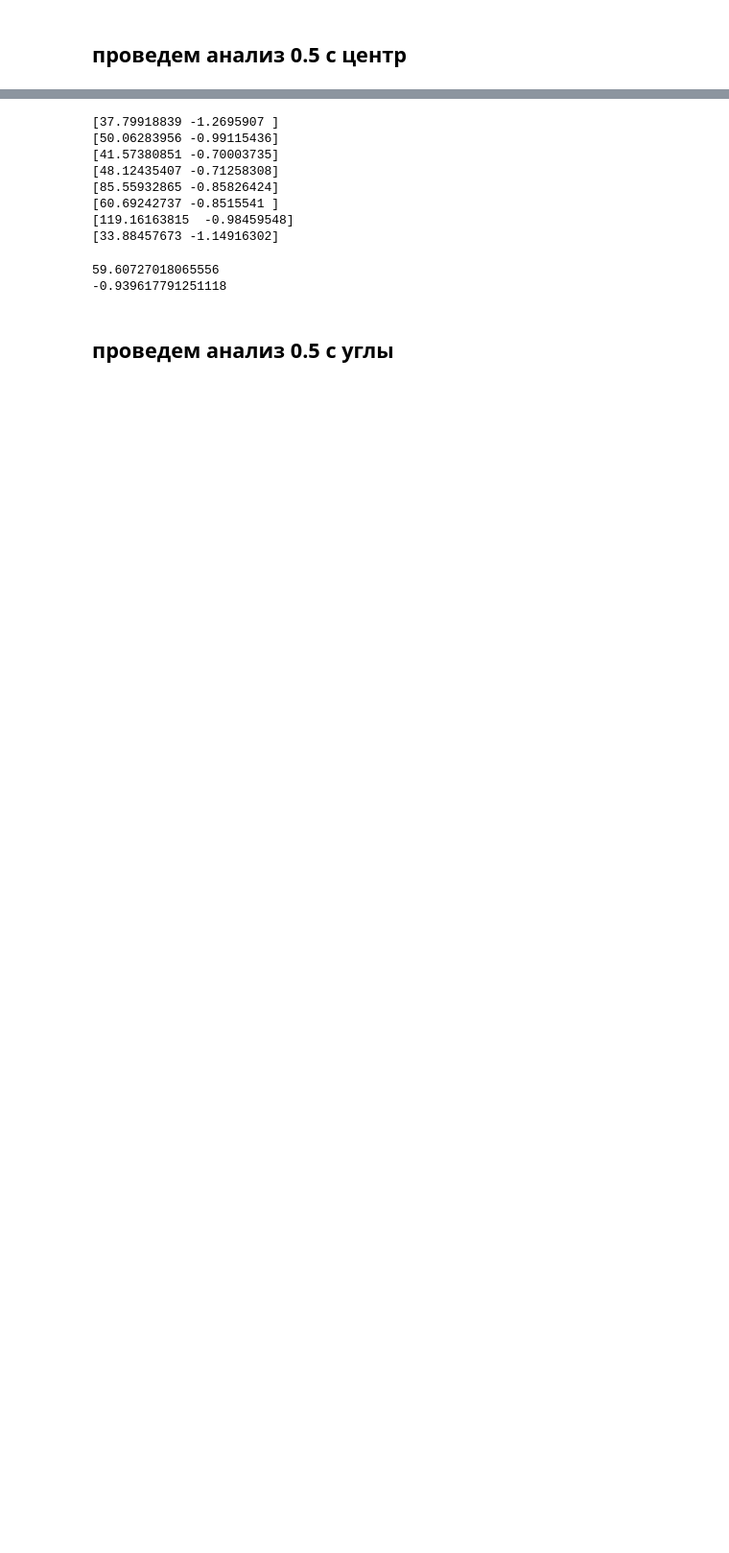
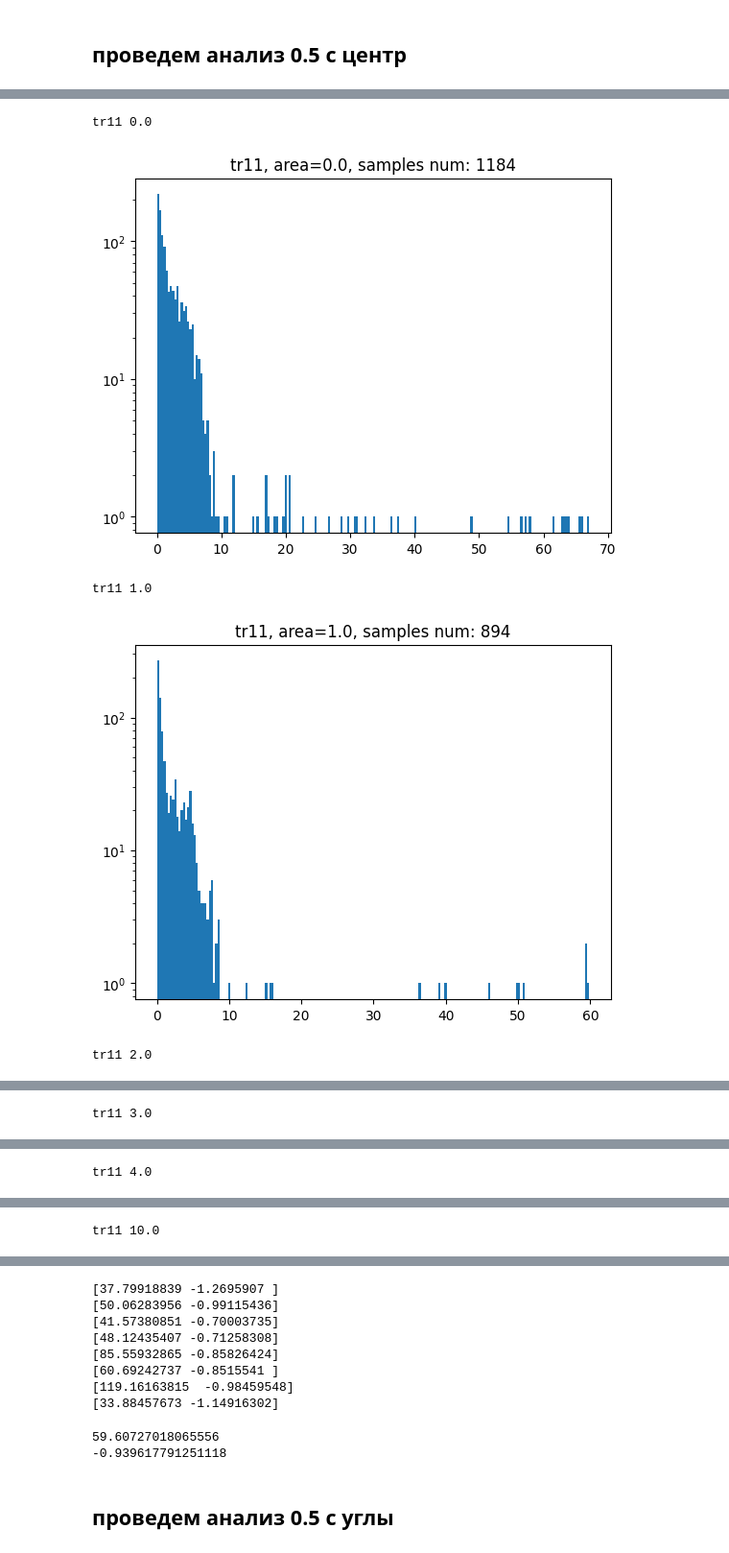
Before and after one commit to Barbara1576/navigation, a Jupyter notebook: PowerLawSecondAlternativeFit-CHECKED.ipynb, the cells around one changed output, grey strips where cells are left out. Shown at 96% size. Drawn from its saved outputs; the diff is of its cells as text; code cells hidden in the pictures; blank space fills up the shorter version.

```diff
--- a/PowerLawSecondAlternativeFit-CHECKED.ipynb
+++ b/PowerLawSecondAlternativeFit-CHECKED.ipynb
@@ -382,0 +292,19 @@ for i in dfs:
+# %%
+df_steps_hist = {}
+for k, df in df_dict.items():
+
+    for area in [0., 1., 2., 3., 4., 10., 20., 30., 40]:
+        print(k, area)
+        df_in_area = df.loc[df['near_wall']==area].copy()
+        h = build_log_hist(df_in_area, binn=200, hist_title=f'{k}, area={area}')
+        df_steps_hist[k] = h
+        # break
+    # break
+    # TODO: what is the name of x-axis ??? len of area len units ???
+    # TODO: threshold for dropping "sitting" column
+# %% [output]
+tr11 0.0
+[figure, added]
+tr11 1.0
+[figure, added]
+tr11 2.0
@@ -382,0 +312 @@ for i in dfs:
+tr11 3.0
@@ -382,0 +314 @@ for i in dfs:
+tr11 4.0
@@ -382,0 +316 @@ for i in dfs:
+tr11 10.0
```
Also changed, not shown: parts of 24 cells of this notebook, 1 other file.
